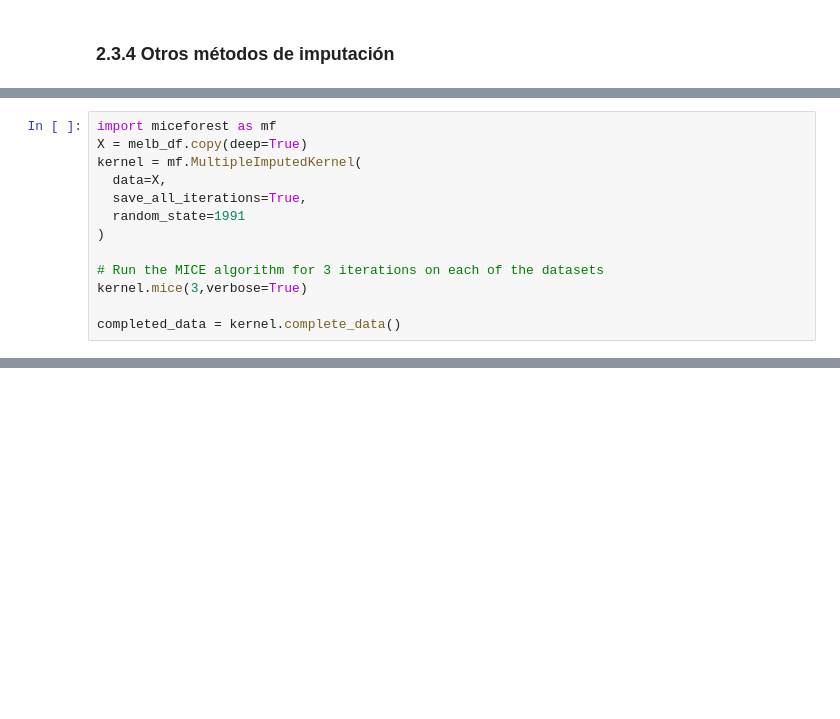
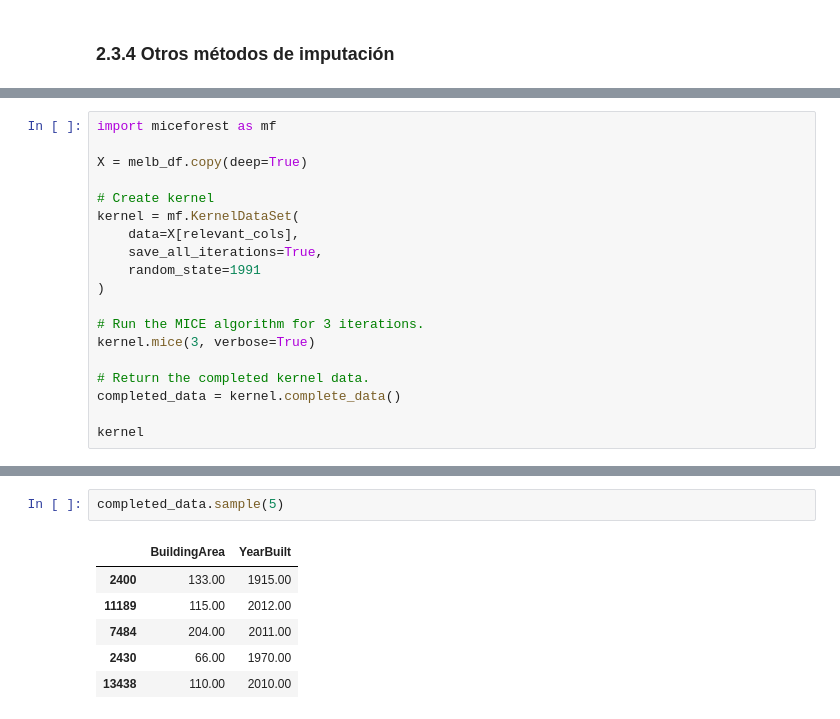
Before and after one commit to mgobbi289/DiploDatos, a Jupyter notebook: AnalisisyCuracion/03_DatosFaltantes.ipynb, the cells around one changed output, grey strips where cells are left out. Drawn from its saved outputs; the diff is of its cells as text; blank space fills up the shorter version.

```diff
--- a/AnalisisyCuracion/03_DatosFaltantes.ipynb
+++ b/AnalisisyCuracion/03_DatosFaltantes.ipynb
@@ -1357,13 +1380,19 @@ X_imputed = imputer.fit_transform(X)
 # %%
 import miceforest as mf
+
 X = melb_df.copy(deep=True)
-kernel = mf.MultipleImputedKernel(
-  data=X,
-  save_all_iterations=True,
-  random_state=1991
+
+# Create kernel
+kernel = mf.KernelDataSet(
+    data=X[relevant_cols],
+    save_all_iterations=True,
+    random_state=1991
 )
 
-# Run the MICE algorithm for 3 iterations on each of the datasets
-kernel.mice(3,verbose=True)
+# Run the MICE algorithm for 3 iterations.
+kernel.mice(3, verbose=True)
 
+# Return the completed kernel data.
 completed_data = kernel.complete_data()
+
+kernel
@@ -1369,0 +1407,9 @@ completed_data = kernel.complete_data()
+# %%
+completed_data.sample(5)
+# %% [output]
+|  | BuildingArea | YearBuilt |
+| 2400 | 133.00 | 1915.00 |
+| 11189 | 115.00 | 2012.00 |
+| 7484 | 204.00 | 2011.00 |
+| 2430 | 66.00 | 1970.00 |
+| 13438 | 110.00 | 2010.00 |
```
Also changed, not shown: parts of 20 cells of this notebook.
